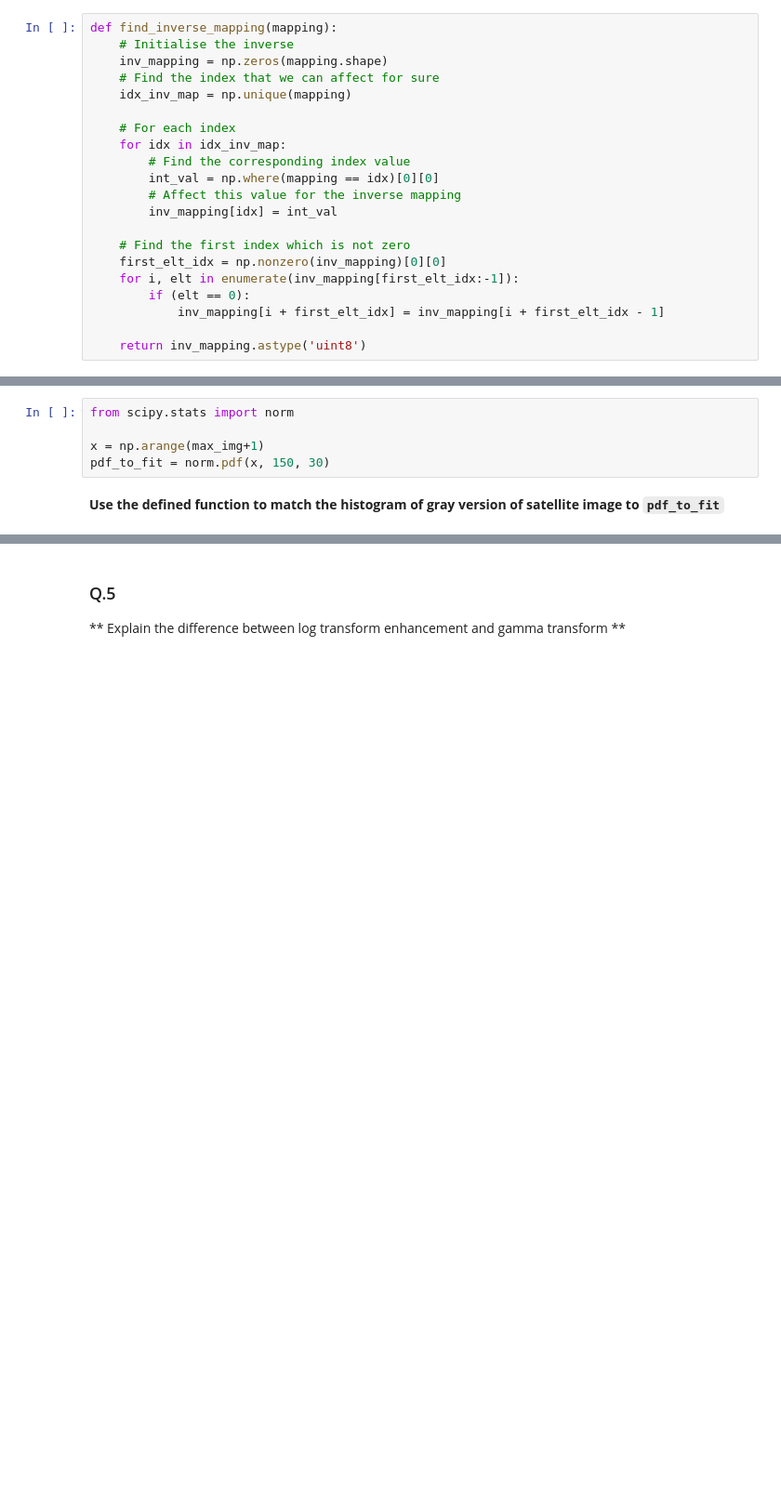
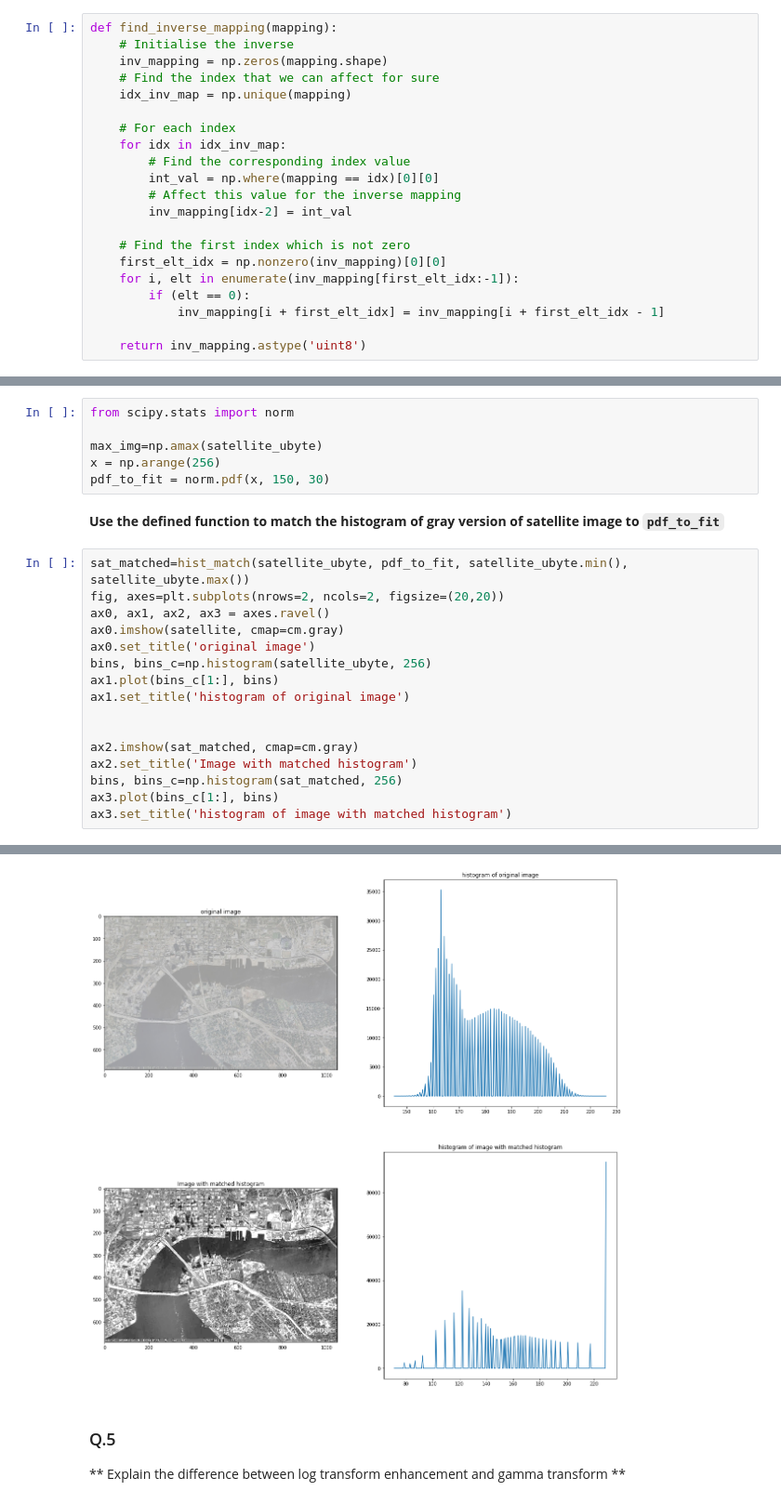
Before and after one commit to cefisalam/B31XB-IIP-TP-1718, a Jupyter notebook: 2-image-enhancement/2-enhancement-supplementary.ipynb, the cells around one changed output, grey strips where cells are left out. Shown at 93% size. Saved outputs shown, nothing was run; the diff lists cells and outputs as text; blank space fills up the shorter version.

```diff
--- a/2-image-enhancement/2-enhancement-supplementary.ipynb
+++ b/2-image-enhancement/2-enhancement-supplementary.ipynb
@@ -66,7 +139,7 @@ def find_inverse_mapping(mapping):
         # Find the corresponding index value
         int_val = np.where(mapping == idx)[0][0]
         # Affect this value for the inverse mapping
-        inv_mapping[idx] = int_val
+        inv_mapping[idx-2] = int_val
 
     # Find the first index which is not zero
     first_elt_idx = np.nonzero(inv_mapping)[0][0]
@@ -108,7 +174,25 @@ def hist_match(img, pdf_to_fit, min_int, max_int):
 # %%
 from scipy.stats import norm
 
-x = np.arange(max_img+1)
+max_img=np.amax(satellite_ubyte)
+x = np.arange(256)
 pdf_to_fit = norm.pdf(x, 150, 30)
 # %% [markdown]
 **Use the defined function to match the histogram of gray version of satellite image to `pdf_to_fit`**
+# %%
+sat_matched=hist_match(satellite_ubyte, pdf_to_fit, satellite_ubyte.min(), satellite_ubyte.max())
+fig, axes=plt.subplots(nrows=2, ncols=2, figsize=(20,20))
+ax0, ax1, ax2, ax3 = axes.ravel()
+ax0.imshow(satellite, cmap=cm.gray)
+ax0.set_title('original image')
+bins, bins_c=np.histogram(satellite_ubyte, 256)
+ax1.plot(bins_c[1:], bins)
+ax1.set_title('histogram of original image')
+
+
+ax2.imshow(sat_matched, cmap=cm.gray)
+ax2.set_title('Image with matched histogram')
+bins, bins_c=np.histogram(sat_matched, 256)
+ax3.plot(bins_c[1:], bins)
+ax3.set_title('histogram of image with matched histogram')
+# %% [output]
@@ -115,3 +201,4 @@ pdf_to_fit = norm.pdf(x, 150, 30)
+[figure, added]
 # %% [markdown]
 ### Q.5
 
```
Also changed, not shown: parts of 9 cells of this notebook, 1 other file.
